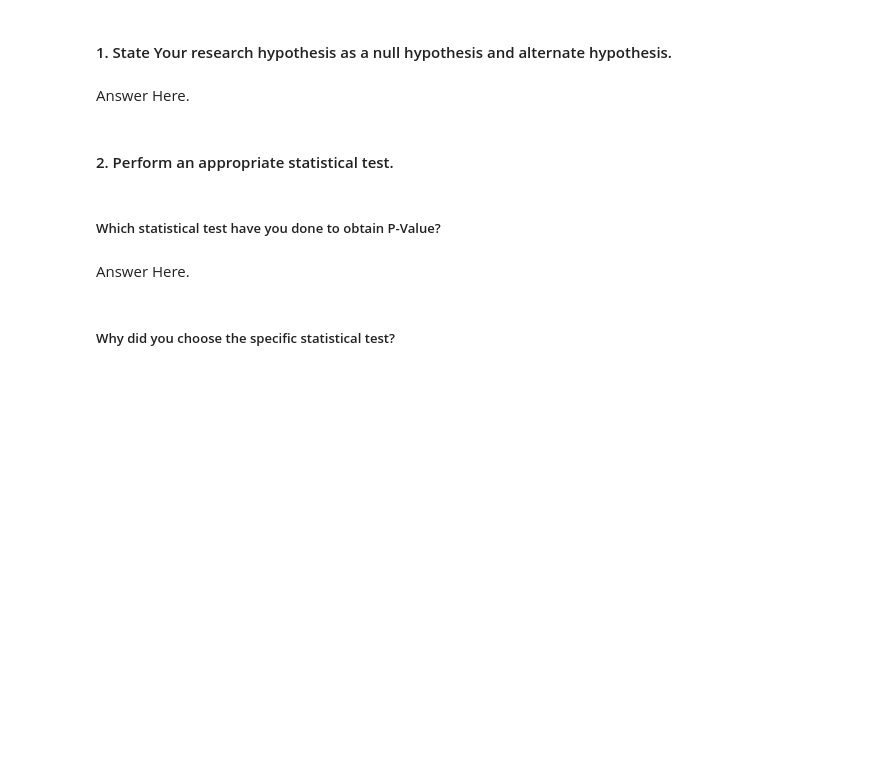
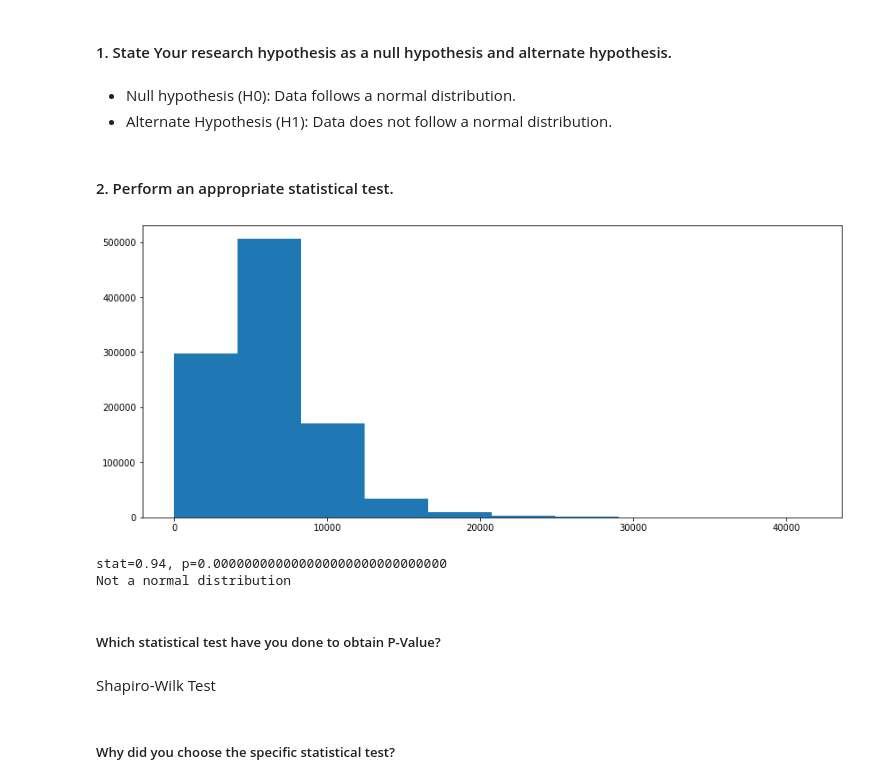
Before and after one commit to Rajat-Sri/Capstone---2---Rossmann-Sales-Prediction-Regression-Model, a Jupyter notebook: Rossmann_Sales_Prediction_Regression_Model.ipynb, the cells around one changed output. Drawn from its saved outputs; the diff is of its cells as text; code cells hidden in the pictures; blank space fills up the shorter version.

```diff
--- a/Rossmann_Sales_Prediction_Regression_Model.ipynb
+++ b/Rossmann_Sales_Prediction_Regression_Model.ipynb
@@ -932,7 +932,8 @@ Just by observing the head of the dataset and understanding the features involve
 ### Hypothetical Statement - 1
 # %% [markdown]
 #### 1. State Your research hypothesis as a null hypothesis and alternate hypothesis.
-# %% [markdown]
-Answer Here.
+# %% [markdown]
+- Null hypothesis (H0): Data follows a normal distribution.
+- Alternate Hypothesis (H1): Data does not follow a normal distribution.
 # %% [markdown]
 #### 2. Perform an appropriate statistical test.
@@ -941,6 +940,34 @@ Answer Here.
+# %%
+#Cheking Histogram
+import matplotlib
+from matplotlib import pyplot
+%matplotlib inline
+pyplot.figure(figsize=(14,6))
+pyplot.hist(df['Sales'])
+pyplot.show()
+# %% [output]
+[figure, added]
+# %%
+# Perform Statistical Test to obtain P-Value
+#Help from Python
+from scipy.stats import shapiro #importing shapiro library
+
+DataToTest = df['Sales']
+
+stat, p = shapiro(DataToTest) #applying
+
+print('stat=%.2f, p=%.30f' % (stat, p))
+
+if p > 0.05:
+    print('Normal distribution')
+else:
+    print('Not a normal distribution')
+# %% [output]
+stat=0.94, p=0.000000000000000000000000000000
+Not a normal distribution
 # %% [markdown]
 ##### Which statistical test have you done to obtain P-Value?
-# %% [markdown]
-Answer Here.
+# %% [markdown]
+Shapiro-Wilk Test
 # %% [markdown]
 ##### Why did you choose the specific statistical test?
```
Also changed, not shown: parts of 40 cells of this notebook.
